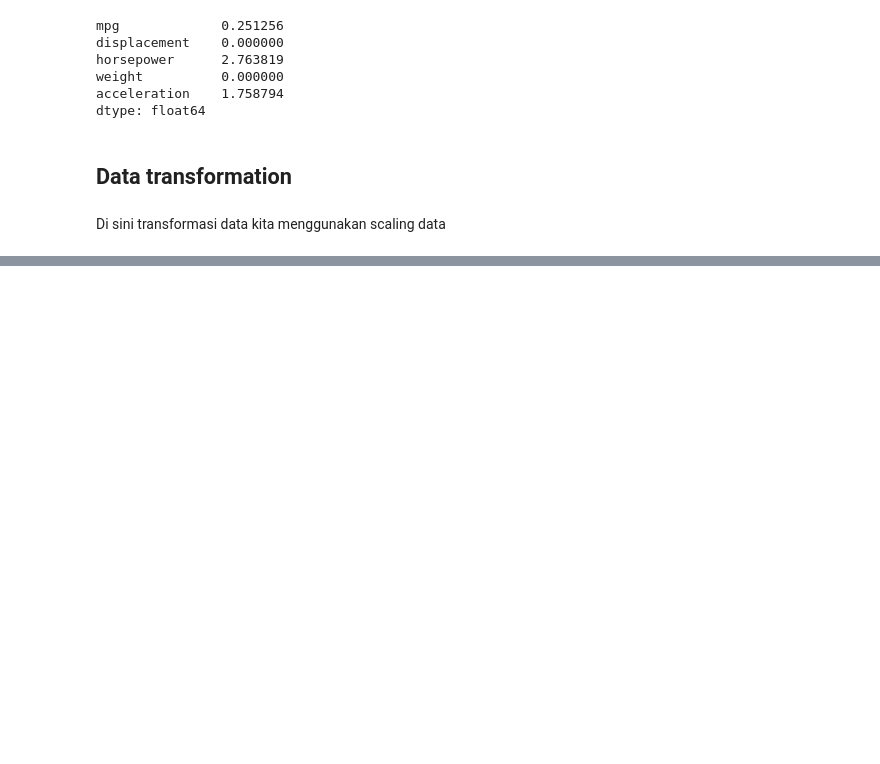
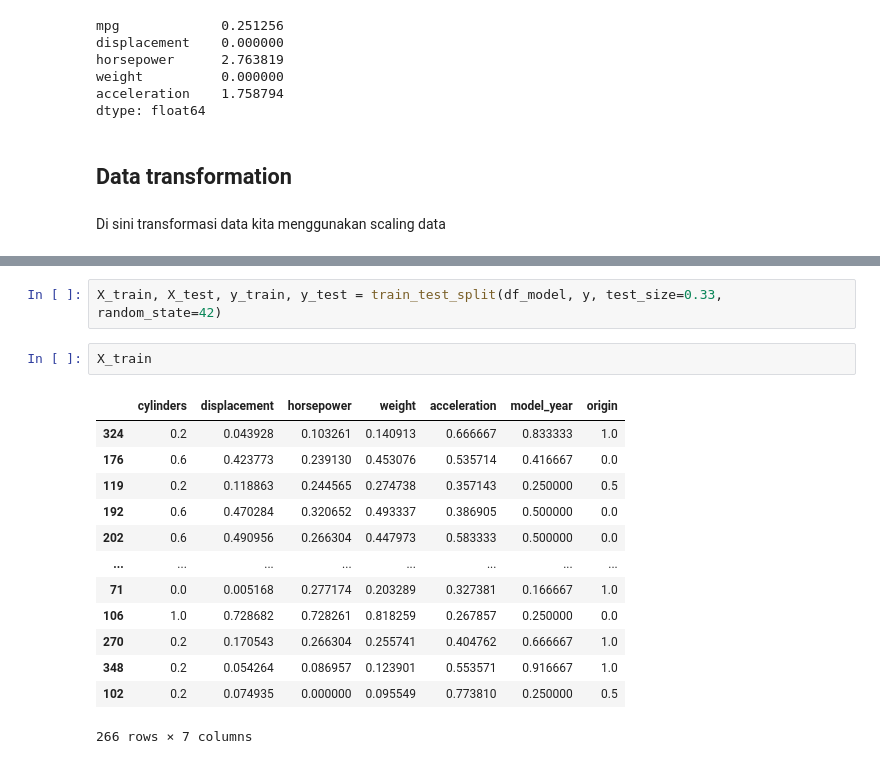
Before and after one commit to khalilullahalfaath/Project_Based_ML, a Jupyter notebook: ML_Project_based.ipynb, the cells around one changed output, grey strips where cells are left out. Cells and saved outputs as stored; diff of their text form; blank space fills up the shorter version.

```diff
--- a/ML_Project_based.ipynb
+++ b/ML_Project_based.ipynb
@@ -663,0 +742,18 @@ Di sini transformasi data kita menggunakan scaling data
+# %%
+X_train, X_test, y_train, y_test = train_test_split(df_model, y, test_size=0.33, random_state=42)
+# %%
+X_train
+# %% [output]
+|  | cylinders | displacement | horsepower | weight | acceleration | model_year | origin |
+| 324 | 0.2 | 0.043928 | 0.103261 | 0.140913 | 0.666667 | 0.833333 | 1.0 |
+| 176 | 0.6 | 0.423773 | 0.239130 | 0.453076 | 0.535714 | 0.416667 | 0.0 |
+| 119 | 0.2 | 0.118863 | 0.244565 | 0.274738 | 0.357143 | 0.250000 | 0.5 |
+| 192 | 0.6 | 0.470284 | 0.320652 | 0.493337 | 0.386905 | 0.500000 | 0.0 |
+| 202 | 0.6 | 0.490956 | 0.266304 | 0.447973 | 0.583333 | 0.500000 | 0.0 |
+| ... | ... | ... | ... | ... | ... | ... | ... |
+| 71 | 0.0 | 0.005168 | 0.277174 | 0.203289 | 0.327381 | 0.166667 | 1.0 |
+| 106 | 1.0 | 0.728682 | 0.728261 | 0.818259 | 0.267857 | 0.250000 | 0.0 |
+| 270 | 0.2 | 0.170543 | 0.266304 | 0.255741 | 0.404762 | 0.666667 | 1.0 |
+| 348 | 0.2 | 0.054264 | 0.086957 | 0.123901 | 0.553571 | 0.916667 | 1.0 |
+| 102 | 0.2 | 0.074935 | 0.000000 | 0.095549 | 0.773810 | 0.250000 | 0.5 |
+266 rows × 7 columns
```
Also changed, not shown: parts of 29 cells of this notebook.
